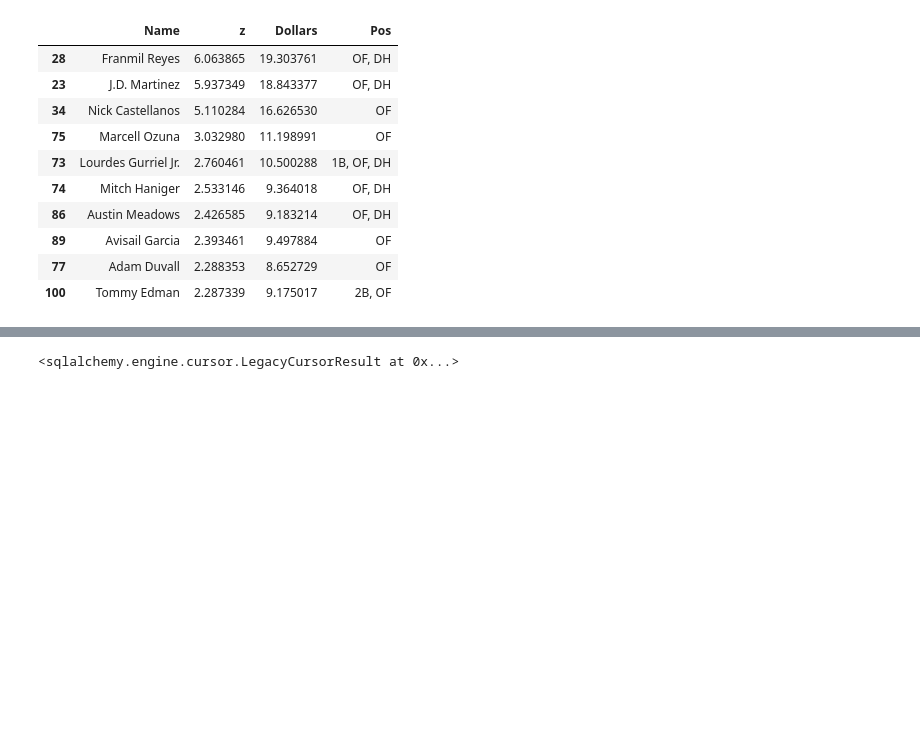
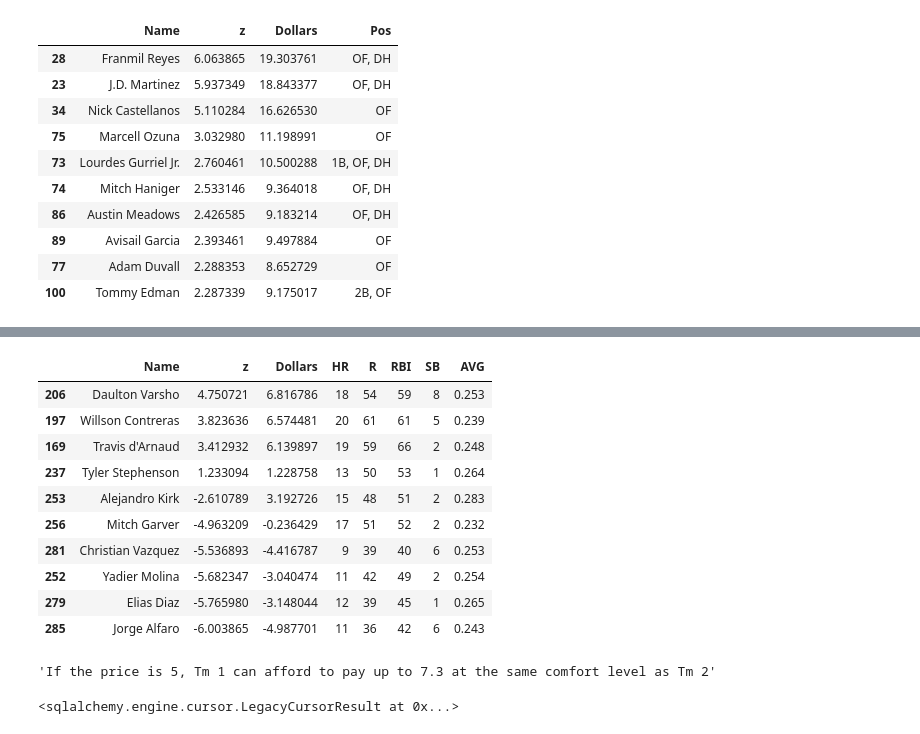
Before and after one commit to haueter19/baseball, a Jupyter notebook: Fantasy Work.ipynb, the cells around one changed output, grey strips where cells are left out. Drawn from its saved outputs; the diff is of its cells as text; code cells hidden in the pictures; blank space fills up the shorter version.

```diff
--- a/Fantasy Work.ipynb
+++ b/Fantasy Work.ipynb
@@ -633,3 +691,24 @@ fig.show()
+# %%
+mask = (h['Pos'].str.contains('C')) & (h['Owner'].isna())
+h[mask][['Name', 'z', 'Dollars', 'HR', 'R', 'RBI', 'SB', 'AVG']].sort_values('z', ascending=False).head(10)
+# %% [output]
+|  | Name | z | Dollars | HR | R | RBI | SB | AVG |
+| 206 | Daulton Varsho | 4.750721 | 6.816786 | 18 | 54 | 59 | 8 | 0.253 |
+| 197 | Willson Contreras | 3.823636 | 6.574481 | 20 | 61 | 61 | 5 | 0.239 |
+| 169 | Travis d'Arnaud | 3.412932 | 6.139897 | 19 | 59 | 66 | 2 | 0.248 |
+| 237 | Tyler Stephenson | 1.233094 | 1.228758 | 13 | 50 | 53 | 1 | 0.264 |
+| 253 | Alejandro Kirk | -2.610789 | 3.192726 | 15 | 48 | 51 | 2 | 0.283 |
+| 256 | Mitch Garver | -4.963209 | -0.236429 | 17 | 51 | 52 | 2 | 0.232 |
+| 281 | Christian Vazquez | -5.536893 | -4.416787 | 9 | 39 | 40 | 6 | 0.253 |
+| 252 | Yadier Molina | -5.682347 | -3.040474 | 11 | 42 | 49 | 2 | 0.254 |
+| 279 | Elias Diaz | -5.765980 | -3.148044 | 12 | 39 | 45 | 1 | 0.265 |
+| 285 | Jorge Alfaro | -6.003865 | -4.987701 | 11 | 36 | 42 | 6 | 0.243 |
+# %%
+# (Tm 1 $/plyr left / Tm 2 $/plyr left) * suggested price = equivalent comfort level
+p = 5
+f'If the price is {p}, Tm 1 can afford to pay up to {round((10.125 / 6.9) * p,1)} at the same comfort level as Tm 2'
+# %% [output]
+'If the price is 5, Tm 1 can afford to pay up to 7.3 at the same comfort level as Tm 2'
 # %%
 #conn.execute('ALTER TABLE hitting ADD COLUMN Paid Integer')
 # %% [output]
```
Also changed, not shown: parts of 20 cells of this notebook, 4 other files.
